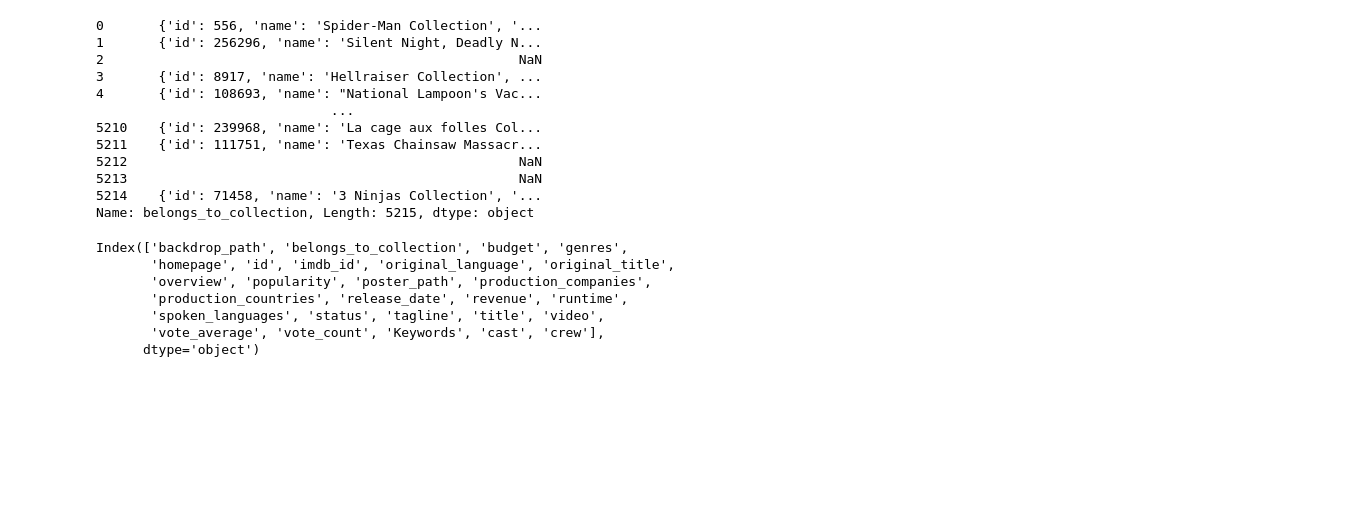
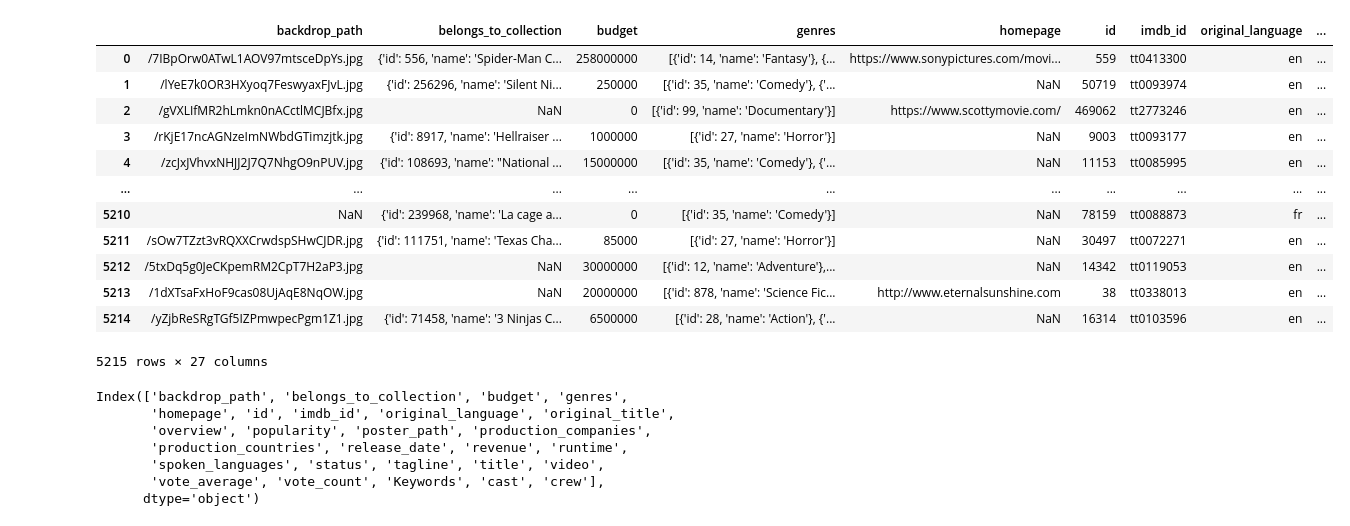
Before and after one commit to afikbar/Box-Office-Revenue-Prediciton, a Jupyter notebook: EDA.ipynb, the cells around one changed output. Saved outputs shown, nothing was run; the diff lists cells and outputs as text; code cells hidden in the pictures; blank space fills up the shorter version.

```diff
--- a/EDA.ipynb
+++ b/EDA.ipynb
@@ -7,20 +8,21 @@ from datetime import datetime
 # %%
 train_raw = pd.read_csv('data/train.tsv',delimiter='\t')
 # %%
-train_raw.belongs_to_collection
+train_raw
 # %% [output]
+|  | backdrop_path | belongs_to_collection | budget | genres | homepage | id | imdb_id | original_language | ... |
+| 0 | /7IBpOrw0ATwL1AOV97mtsceDpYs.jpg | {'id': 556, 'name': 'Spider-Man C... | 258000000 | [{'id': 14, 'name': 'Fantasy'}, {... | https://www.sonypictures.com/movi... | 559 | tt0413300 | en | ... |
+| 1 | /lYeE7k0OR3HXyoq7FeswyaxFJvL.jpg | {'id': 256296, 'name': 'Silent Ni... | 250000 | [{'id': 35, 'name': 'Comedy'}, {'... | NaN | 50719 | tt0093974 | en | ... |
+| 2 | /gVXLIfMR2hLmkn0nACctlMCJBfx.jpg | NaN | 0 | [{'id': 99, 'name': 'Documentary'}] | https://www.scottymovie.com/ | 469062 | tt2773246 | en | ... |
+| 3 | /rKjE17ncAGNzeImNWbdGTimzjtk.jpg | {'id': 8917, 'name': 'Hellraiser ... | 1000000 | [{'id': 27, 'name': 'Horror'}] | NaN | 9003 | tt0093177 | en | ... |
+| 4 | /zcJxJVhvxNHJJ2J7Q7NhgO9nPUV.jpg | {'id': 108693, 'name': "National ... | 15000000 | [{'id': 35, 'name': 'Comedy'}, {'... | NaN | 11153 | tt0085995 | en | ... |
+| ... | ... | ... | ... | ... | ... | ... | ... | ... | ... |
+| 5210 | NaN | {'id': 239968, 'name': 'La cage a... | 0 | [{'id': 35, 'name': 'Comedy'}] | NaN | 78159 | tt0088873 | fr | ... |
+| 5211 | /sOw7TZzt3vRQXXCrwdspSHwCJDR.jpg | {'id': 111751, 'name': 'Texas Cha... | 85000 | [{'id': 27, 'name': 'Horror'}] | NaN | 30497 | tt0072271 | en | ... |
+| 5212 | /5txDq5g0JeCKpemRM2CpT7H2aP3.jpg | NaN | 30000000 | [{'id': 12, 'name': 'Adventure'},... | NaN | 14342 | tt0119053 | en | ... |
+| 5213 | /1dXTsaFxHoF9cas08UjAqE8NqOW.jpg | NaN | 20000000 | [{'id': 878, 'name': 'Science Fic... | http://www.eternalsunshine.com | 38 | tt0338013 | en | ... |
+| 5214 | /yZjbReSRgTGf5IZPmwpecPgm1Z1.jpg | {'id': 71458, 'name': '3 Ninjas C... | 6500000 | [{'id': 28, 'name': 'Action'}, {'... | NaN | 16314 | tt0103596 | en | ... |
-0       {'id': 556, 'name': 'Spider-Man Collection', '...
-1       {'id': 256296, 'name': 'Silent Night, Deadly N...
-2                                                     NaN
-3       {'id': 8917, 'name': 'Hellraiser Collection', ...
-4       {'id': 108693, 'name': "National Lampoon's Vac...
-                              ...
-5210    {'id': 239968, 'name': 'La cage aux folles Col...
-5211    {'id': 111751, 'name': 'Texas Chainsaw Massacr...
-5212                                                  NaN
-5213                                                  NaN
-5214    {'id': 71458, 'name': '3 Ninjas Collection', '...
-Name: belongs_to_collection, Length: 5215, dtype: object
+5215 rows × 27 columns
 # %%
 train_raw.columns
 # %% [output]
```
Also changed, not shown: parts of 6 cells of this notebook.
